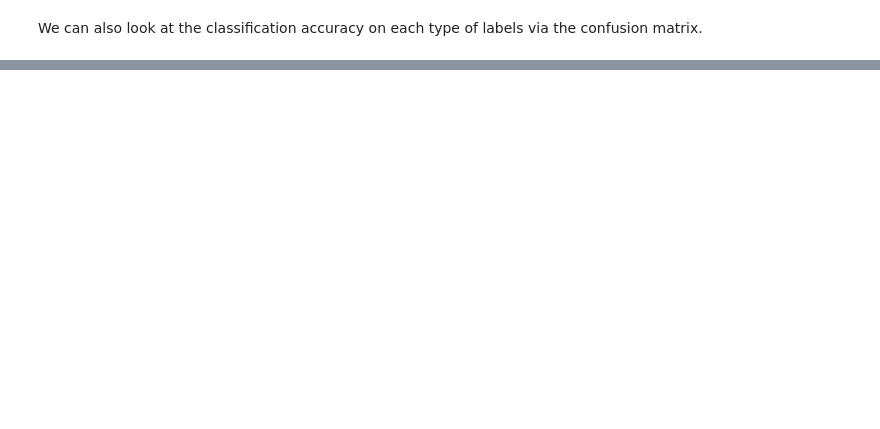
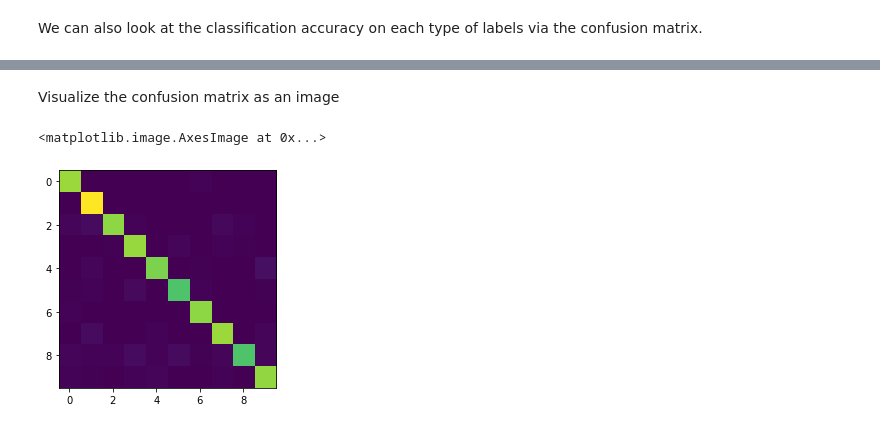
Before and after one commit to ch00226855/CMP414765Spring2021, a Jupyter notebook: Week04_ImageClassification.ipynb, the cells around one changed output, grey strips where cells are left out. Cells and saved outputs as stored; diff of their text form; code cells hidden in the pictures; blank space fills up the shorter version.

```diff
--- a/Week04_ImageClassification.ipynb
+++ b/Week04_ImageClassification.ipynb
@@ -325,5 +367,5 @@ We can also look at the classification accuracy on each type of labels via the c
 # %%
 # Construct the confusion matrix
 from sklearn.metrics import confusion_matrix
-mat = confusion_matrix(test_predictions, mnist_test['label'])
+mat = confusion_matrix(test_data['label'], test_data['prediction'])
 print(mat)
@@ -331,0 +383,7 @@ print(mat)
+# %% [markdown]
+Visualize the confusion matrix as an image
+# %%
+plt.imshow(mat)
+# %% [output]
+<matplotlib.image.AxesImage at 0x...>
+[figure, added]
```
Also changed, not shown: parts of 13 cells of this notebook.
